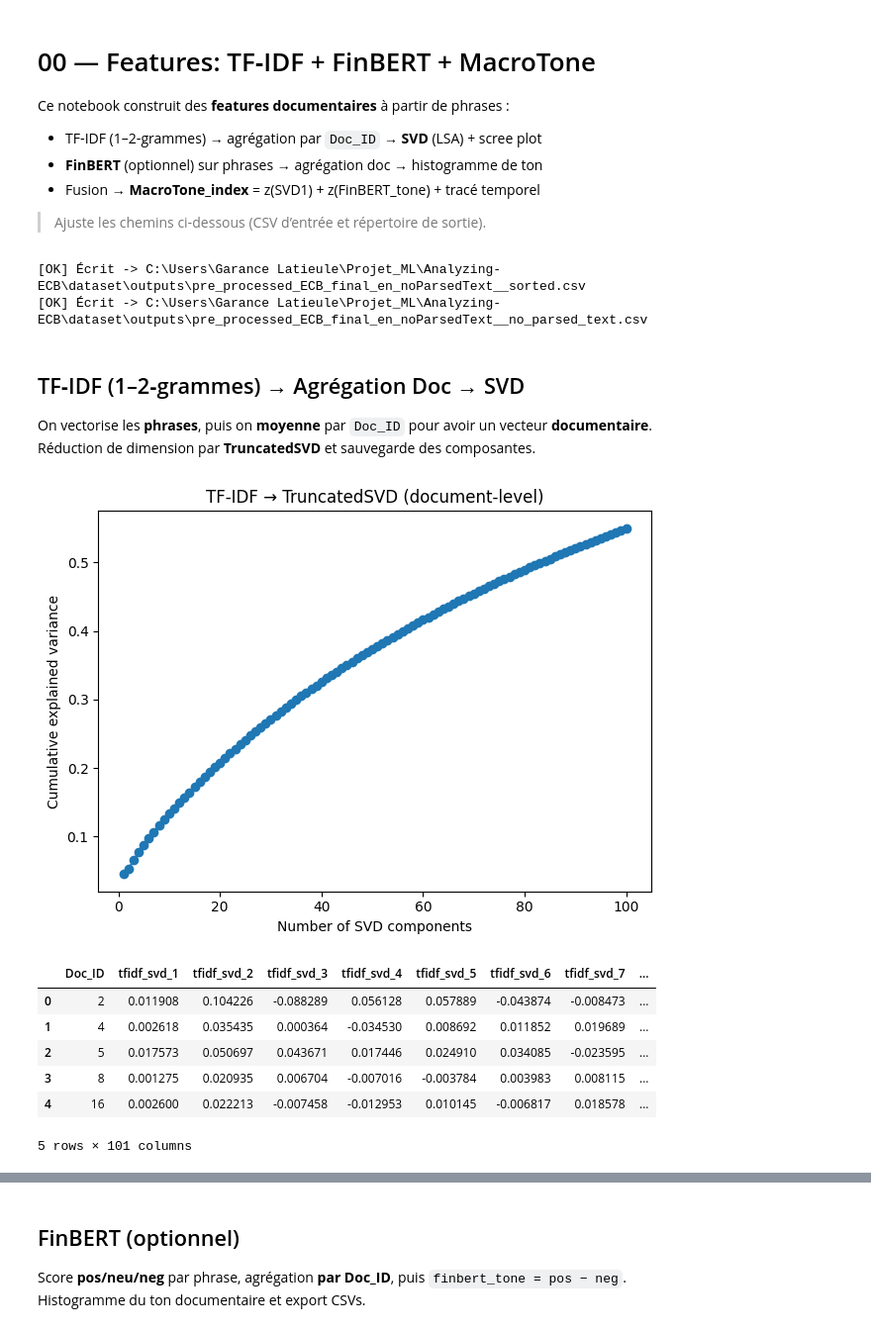
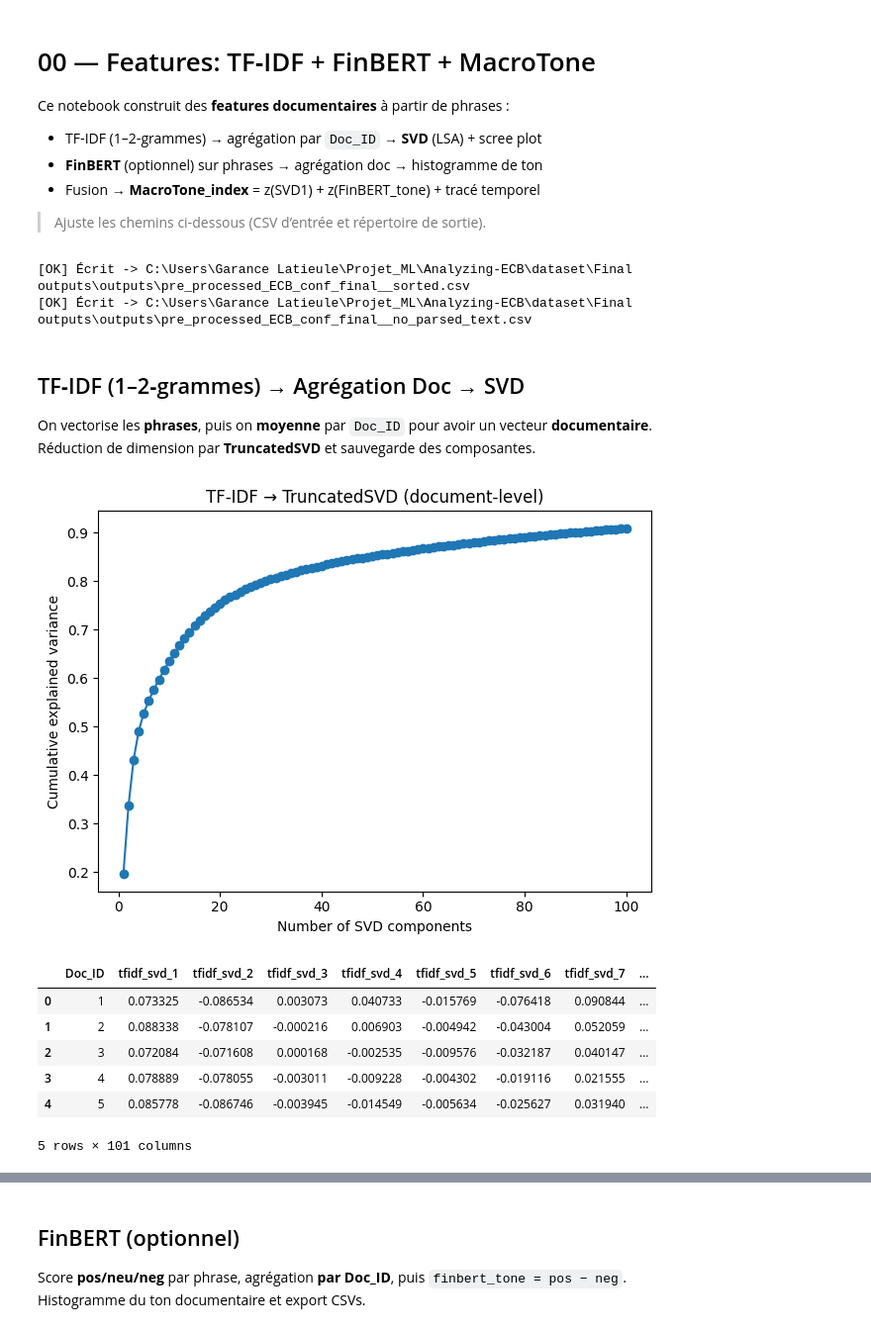
Before and after one commit to garance-lat/Analyzing-ECB, a Jupyter notebook: analysis/00_features_ECB_conf.ipynb, the cells around one changed output, grey strips where cells are left out. Shown at 99% size. Cells and saved outputs as stored; diff of their text form; code cells hidden in the pictures.

```diff
--- a/analysis/00_features_ECB_conf.ipynb
+++ b/analysis/00_features_ECB_conf.ipynb
@@ -8,8 +8,8 @@ Ce notebook construit des **features documentaires** à partir de phrases :
 > Ajuste les chemins ci‑dessous (CSV d’entrée et répertoire de sortie).
 # %%
 # Configuration des chemins (à adapter)
-IN_CSV = r"C:\Users\Garance Latieule\Projet_ML\Analyzing-ECB\dataset\pre_processed_ECB_final_en_noParsedText.csv"   # <-- remplace par ton chemin
-OUT_DIR = r"C:\Users\Garance Latieule\Projet_ML\Analyzing-ECB\analysis\Analyzing-ECB\dataset\outputs"                                        # répertoire de sortie
+IN_CSV = r"C:\Users\Garance Latieule\Projet_ML\Analyzing-ECB\dataset\Final outputs\pre_processed_ECB_conf_final.csv"   # <-- remplace par ton chemin
+OUT_DIR = r"C:\Users\Garance Latieule\Projet_ML\Analyzing-ECB\analysis\outputs"                                        # répertoire de sortie
 USE_FINBERT = True                                       # mets False si tu n'as pas transformers/Internet
 FINBERT_ON_CLEAN = False                                 # True = scorer sur Parsed_Text_clean
 # %%
@@ -91,8 +91,8 @@ OUT_FILE = OUT_DIR / f"{IN.stem}__no_parsed_text.csv"
 df.to_csv(OUT_FILE, index=False)
 print(f"[OK] Écrit -> {OUT_FILE}")
 # %% [output]
-[OK] Écrit -> C:\Users\Garance Latieule\Projet_ML\Analyzing-ECB\dataset\outputs\pre_processed_ECB_final_en_noParsedText__sorted.csv
-[OK] Écrit -> C:\Users\Garance Latieule\Projet_ML\Analyzing-ECB\dataset\outputs\pre_processed_ECB_final_en_noParsedText__no_parsed_text.csv
+[OK] Écrit -> C:\Users\Garance Latieule\Projet_ML\Analyzing-ECB\dataset\Final outputs\outputs\pre_processed_ECB_conf_final__sorted.csv
+[OK] Écrit -> C:\Users\Garance Latieule\Projet_ML\Analyzing-ECB\dataset\Final outputs\outputs\pre_processed_ECB_conf_final__no_parsed_text.csv
 # %% [markdown]
 ## TF‑IDF (1–2‑grammes) → Agrégation Doc → SVD
 On vectorise les **phrases**, puis on **moyenne** par `Doc_ID` pour avoir un vecteur **documentaire**.
@@ -104,7 +104,7 @@ n_sent = len(texts)
 min_df = 3 if n_sent > 100 else 1
 max_df = 0.95 if n_sent > 100 else 1.0
 
-tfidf = TfidfVectorizer(ngram_range=(1,2), min_df=min_df, max_df=max_df)
+tfidf = TfidfVectorizer(ngram_range=(1,1), min_df=min_df, max_df=max_df)
 X_sent = tfidf.fit_transform(texts)
 
 # Agrégation doc (moyenne des phrases par Doc_ID)
@@ -117,40 +117,40 @@ col_ids = np.arange(len(row_ids))
 G = sparse.csr_matrix((np.ones_like(col_ids), (row_ids, col_ids)), shape=(n_docs, len(row_ids)))
 doc_counts = np.asarray(G.sum(axis=1)).ravel()
 X_doc = (G @ X_sent)
 doc_counts_safe = np.maximum(doc_counts, 1)[:,None]
 X_doc = X_doc.multiply(1.0 / doc_counts_safe)
 
 # SVD (LSA)
 svd_k = min(100, max(2, int(min(X_doc.shape) * 0.6))) if min(X_doc.shape) > 2 else 2
 svd = TruncatedSVD(n_components=svd_k, random_state=42)
 X_doc_svd = svd.fit_transform(X_doc)
 
 # Sauvegarde
 tfidf_svd_cols = [f'tfidf_svd_{i+1}' for i in range(X_doc_svd.shape[1])]
 df_tfidf_doc = pd.DataFrame(X_doc_svd, columns=tfidf_svd_cols)
 df_tfidf_doc.insert(0, 'Doc_ID', doc_codes.cat.categories.values)
 df_tfidf_doc.to_csv(OUT_DIR / 'ecb_features_tfidf_svd.csv', index=False)
 
 # Scree plot (variance expliquée cumulée)
 plt.figure()
 cumvar = np.cumsum(svd.explained_variance_ratio_)
 plt.plot(np.arange(1, len(cumvar)+1), cumvar, marker='o')
 plt.xlabel('Number of SVD components')
 plt.ylabel('Cumulative explained variance')
 plt.title('TF-IDF → TruncatedSVD (document-level)')
 plt.tight_layout()
 plt.savefig(OUT_DIR / 'tfidf_svd_scree.png')
 plt.show()
 
 df_tfidf_doc.head()
 # %% [output]
-[figure, old version]
+[figure, new version]
 |  | Doc_ID | tfidf_svd_1 | tfidf_svd_2 | tfidf_svd_3 | tfidf_svd_4 | tfidf_svd_5 | tfidf_svd_6 | tfidf_svd_7 | ... |
-| 0 | 2 | 0.011908 | 0.104226 | -0.088289 | 0.056128 | 0.057889 | -0.043874 | -0.008473 | ... |
-| 1 | 4 | 0.002618 | 0.035435 | 0.000364 | -0.034530 | 0.008692 | 0.011852 | 0.019689 | ... |
-| 2 | 5 | 0.017573 | 0.050697 | 0.043671 | 0.017446 | 0.024910 | 0.034085 | -0.023595 | ... |
-| 3 | 8 | 0.001275 | 0.020935 | 0.006704 | -0.007016 | -0.003784 | 0.003983 | 0.008115 | ... |
-| 4 | 16 | 0.002600 | 0.022213 | -0.007458 | -0.012953 | 0.010145 | -0.006817 | 0.018578 | ... |
+| 0 | 1 | 0.073325 | -0.086534 | 0.003073 | 0.040733 | -0.015769 | -0.076418 | 0.090844 | ... |
+| 1 | 2 | 0.088338 | -0.078107 | -0.000216 | 0.006903 | -0.004942 | -0.043004 | 0.052059 | ... |
+| 2 | 3 | 0.072084 | -0.071608 | 0.000168 | -0.002535 | -0.009576 | -0.032187 | 0.040147 | ... |
+| 3 | 4 | 0.078889 | -0.078055 | -0.003011 | -0.009228 | -0.004302 | -0.019116 | 0.021555 | ... |
+| 4 | 5 | 0.085778 | -0.086746 | -0.003945 | -0.014549 | -0.005634 | -0.025627 | 0.031940 | ... |
 5 rows × 101 columns
 # %%
 import numpy as np
```
Also changed, not shown: parts of 2 cells of this notebook, 2 other files.
